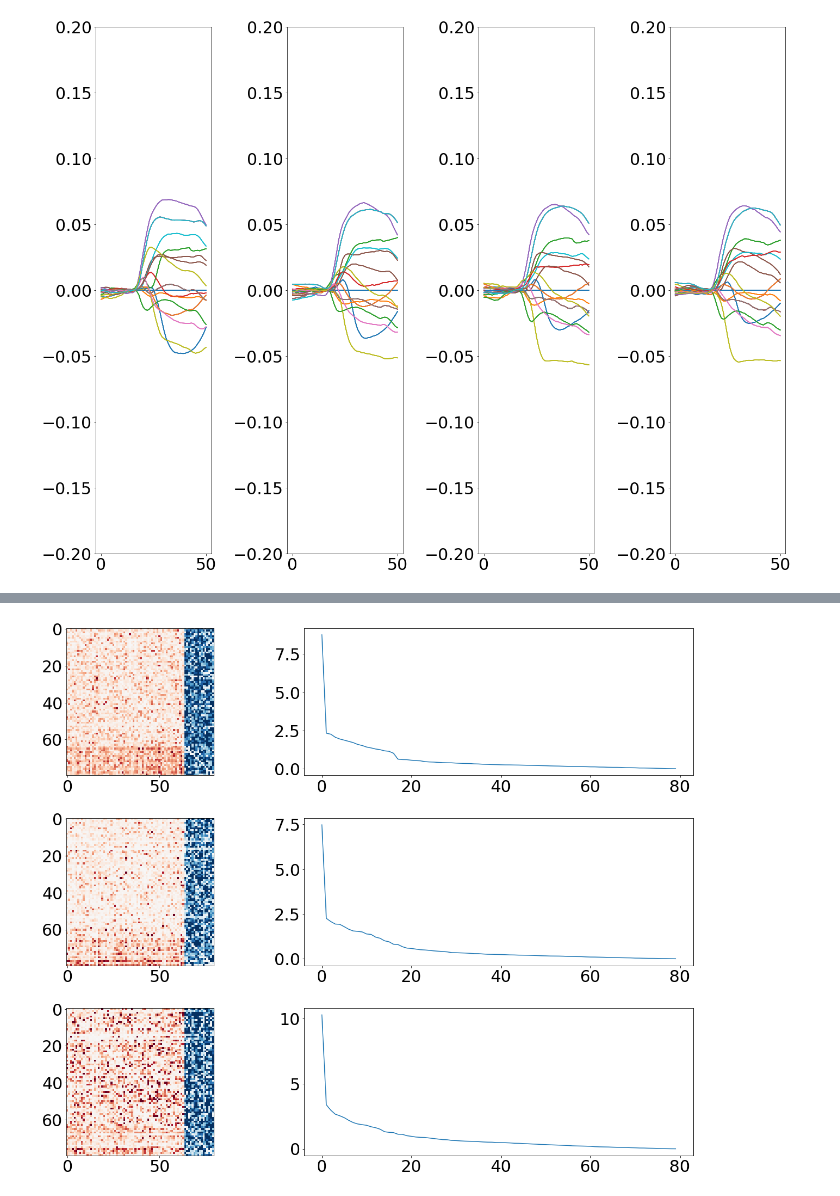
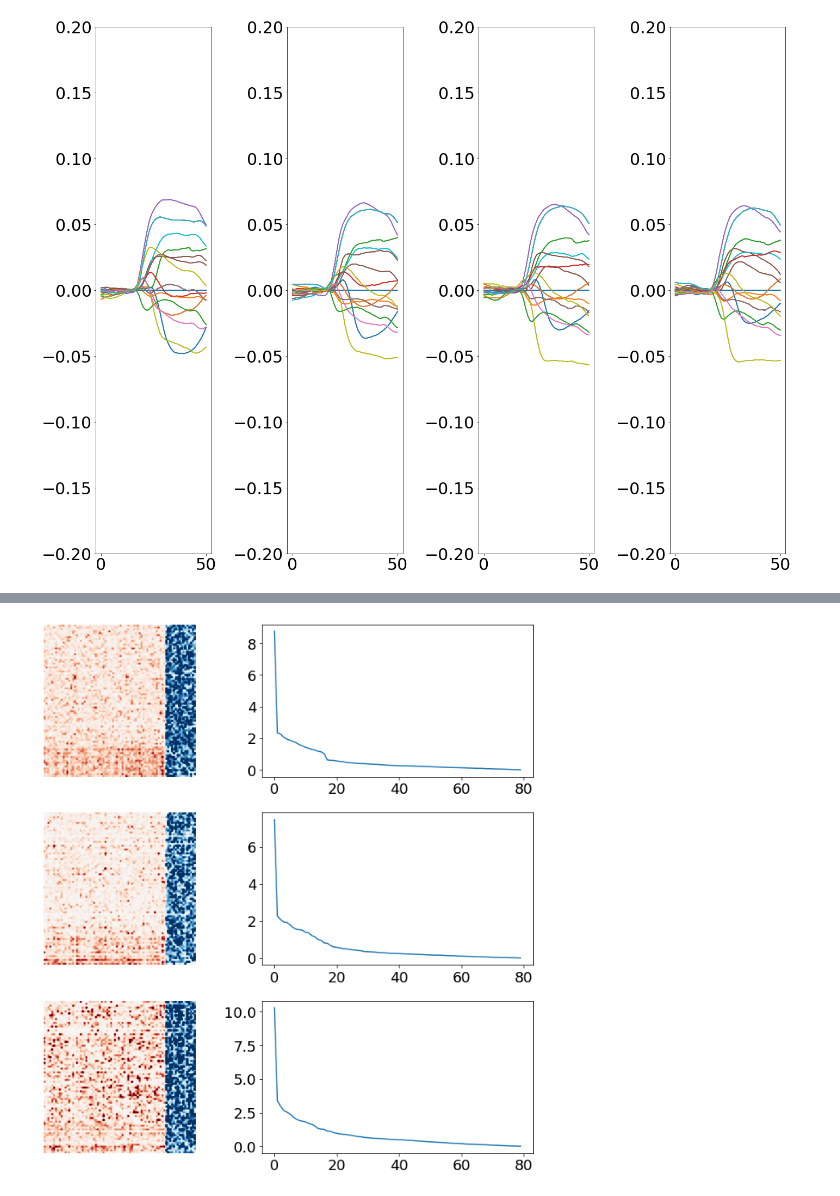
Before and after one commit to slenderham/Attn-WM-RNN, a Jupyter notebook: rnn/plot_main.ipynb, the cells around one changed output, grey strips where cells are left out. Drawn from its saved outputs; the diff is of its cells as text; code cells hidden in the pictures.

Commit message:
added some plotting code

```diff
--- a/rnn/plot_main.ipynb
+++ b/rnn/plot_main.ipynb
@@ -161,7 +166,8 @@ def targeted_dimensionality_reduction(hs, xs, do_zscore=False, denoise=False, or
         lrs.append([])
         betas.append([])
         for j in range(n_time_steps):
-            lrs[-1].append(Ridge(fit_intercept=not do_zscore).fit(xs[i], hs[i,j]))
+            # cross validate alpha at each timestep? should i do this?
+            lrs[-1].append(RidgeCV(alphas=(1e-3, 1e-2, 1e-3, 1, 10), fit_intercept=not do_zscore).fit(xs[i], hs[i,j]))
             betas[-1].append(lrs[-1][-1].coef_)
         betas[-1] = np.stack(betas[-1])
 
@@ -297,10 +293,0 @@ qt.qpa.drawing: Layer-backing can not be explicitly controlled on 10.14 when bui
-# %%
-%matplotlib qt
-
-fig = plt.figure()
-sort_inds = torch.cat([torch.argsort(model.h2o.effective_weight().detach().squeeze()), torch.arange(128,160)])
-for i in range(10):
-    # plt.subplot(1, 5, i+1).imshow((model.rnn.h2h.effective_weight(all_saved_states['whs'][i*2*26,-1,0]).squeeze().detach()-model.rnn.h2h.effective_weight().detach())[sort_inds][:,sort_inds], interpolation='nearest', vmin=-0.3, vmax=0.3, cmap='seismic')
-    plt.subplot(1, 10, i+1).imshow(all_saved_states['hs'][3+i*26,:,0].squeeze().T, aspect='auto');
-    # plt.ylim([-0.05, 1])
-plt.tight_layout()
@@ -340,6 +321,3 @@ plt.tight_layout()
 # %% [output]
 (432, 51, 240, 63)
 [figure]
-# %%
-plt.style.use('default')
-plt.rcParams['figure.figsize'] = [20, 10]
@@ -356,9 +323,0 @@ plt.tight_layout()
-# %%
-fig = plt.figure()
-sort_inds = torch.argsort(torch.argmax(model.h2o.effective_weight().detach(), 0))
-plt.imshow(model.h2o.effective_weight().detach(), cmap='hot')
-u, s, vh = np.linalg.svd(model.h2o.effective_weight().detach(), full_matrices=False)
-fig = plt.figure()
-# plt.subplot(131).imshow(u, cmap='hot', aspect='auto')
-plt.plot(np.cumsum(s**2)/np.sum(s**2))
-# plt.subplot(133).imshow(vh, cmap='hot', aspect='auto')
@@ -369,34 +345,35 @@ plt.plot(np.cumsum(s**2)/np.sum(s**2))
 # %%
 e_hidden_size = 64
 i_hidden_size = 16
 
 h2h = model.rnn.h2h.effective_weight().detach()
 
 rec_intra = []
 us = []
 vhs = []
 ss = []
 for i in range(3):
     rec_intra.append(h2h[list(range(i*e_hidden_size, (i+1)*e_hidden_size))+\
                          list(range(3*e_hidden_size+i*i_hidden_size, 3*e_hidden_size+(i+1)*i_hidden_size))]
                       [:,list(range(i*e_hidden_size, (i+1)*e_hidden_size))+\
                          list(range(3*e_hidden_size+i*i_hidden_size, 3*e_hidden_size+(i+1)*i_hidden_size))])
     u, s, vh = np.linalg.svd(rec_intra[i], full_matrices=False)
     us.append(u)
     vhs.append(vh)
     ss.append(s)
 
-
-
 wlim = 0.25
 fig, axes = plt.subplots(3, 2)
 for i in range(3):
     axes[i,0].imshow(rec_intra[i], vmax=wlim, vmin=-wlim, cmap='RdBu_r')
     axes[i,1].plot(ss[i])
+    axes[i,0].set_xticks([])
+    axes[i,0].set_yticks([])
+    axes[i,0].axis('off')
 plt.tight_layout()
 plt.show()
 # %% [output]
-[figure, old version]
+[figure, new version]
 # %%
 rec_inter_ff = []
 rec_inter_fb = []
```
Also changed, not shown: parts of 25 cells of this notebook, 18 other files.
